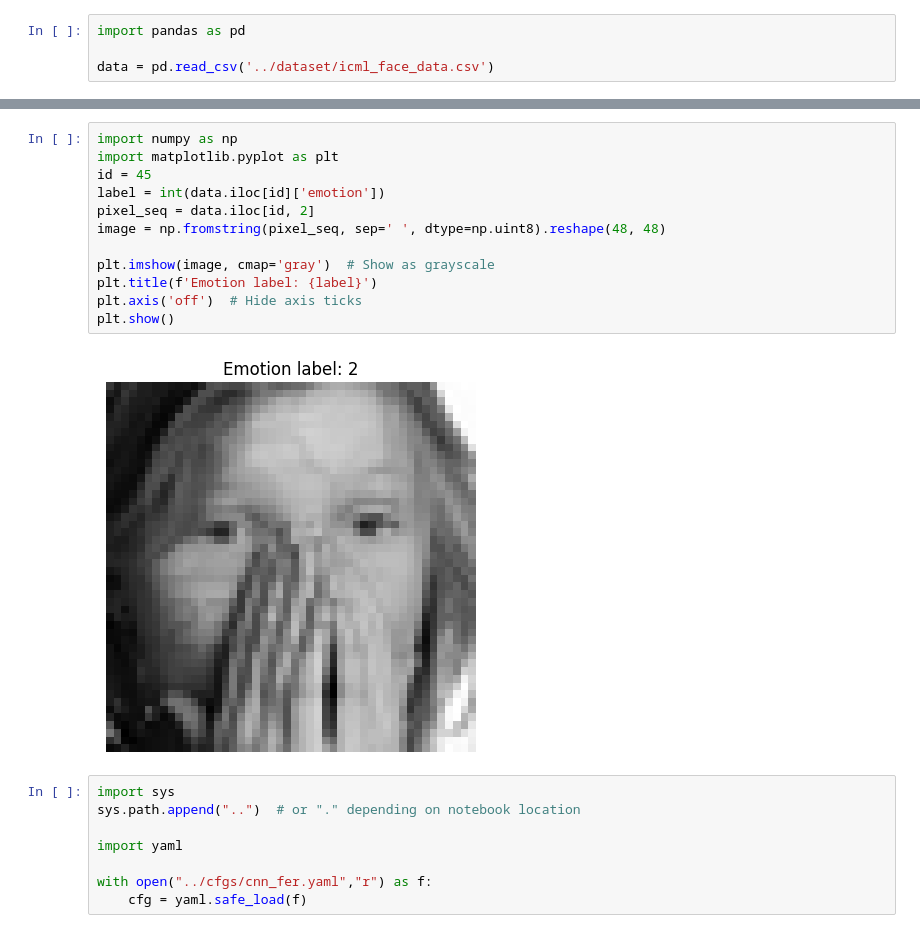
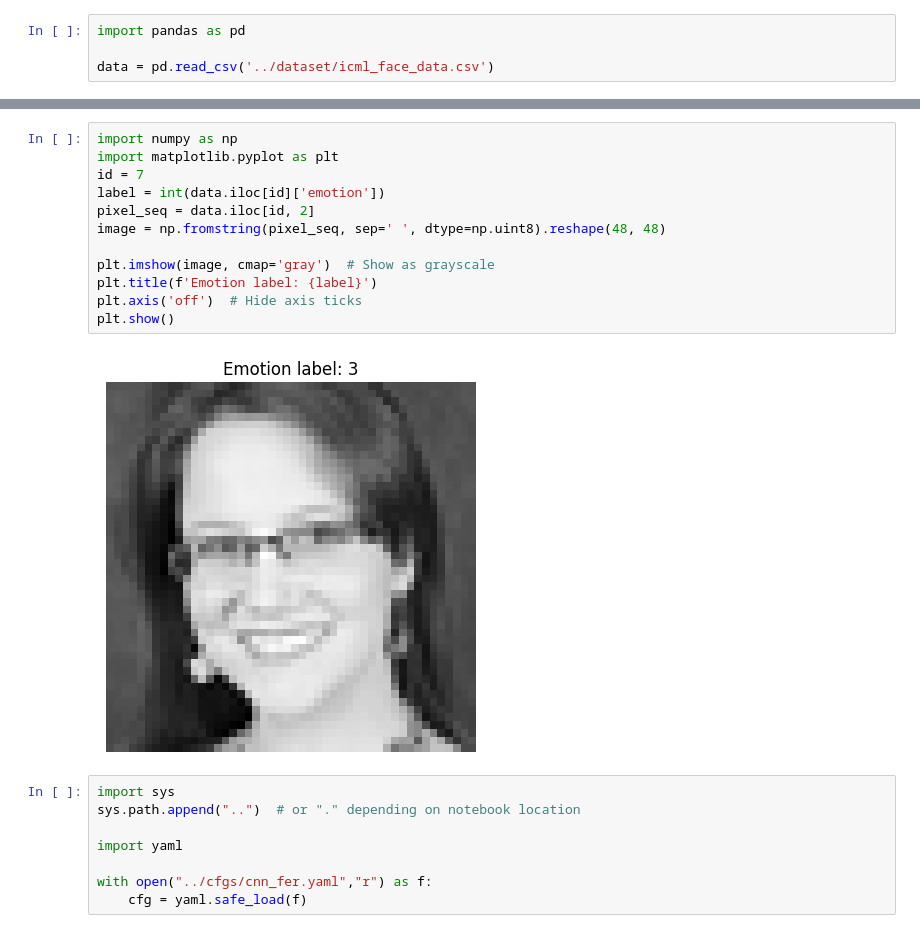
Before and after one commit to dinar-orazgaliyev/fer_project, a Jupyter notebook: notebooks/main.ipynb, the cells around one changed output, grey strips where cells are left out. Cells and saved outputs as stored; diff of their text form.

```diff
--- a/notebooks/main.ipynb
+++ b/notebooks/main.ipynb
@@ -16,17 +44,17 @@ data = pd.read_csv('../dataset/icml_face_data.csv')
 # %%
 import numpy as np
 import matplotlib.pyplot as plt
-id = 45
+id = 7
 label = int(data.iloc[id]['emotion'])
 pixel_seq = data.iloc[id, 2]
 image = np.fromstring(pixel_seq, sep=' ', dtype=np.uint8).reshape(48, 48)
 
 plt.imshow(image, cmap='gray')  # Show as grayscale
 plt.title(f'Emotion label: {label}')
 plt.axis('off')  # Hide axis ticks
 plt.show()
 # %% [output]
-[figure, old version]
+[figure, new version]
 # %%
 import sys
 sys.path.append("..")  # or "." depending on notebook location
```
Also changed, not shown: parts of 6 cells of this notebook, 11 other files.
